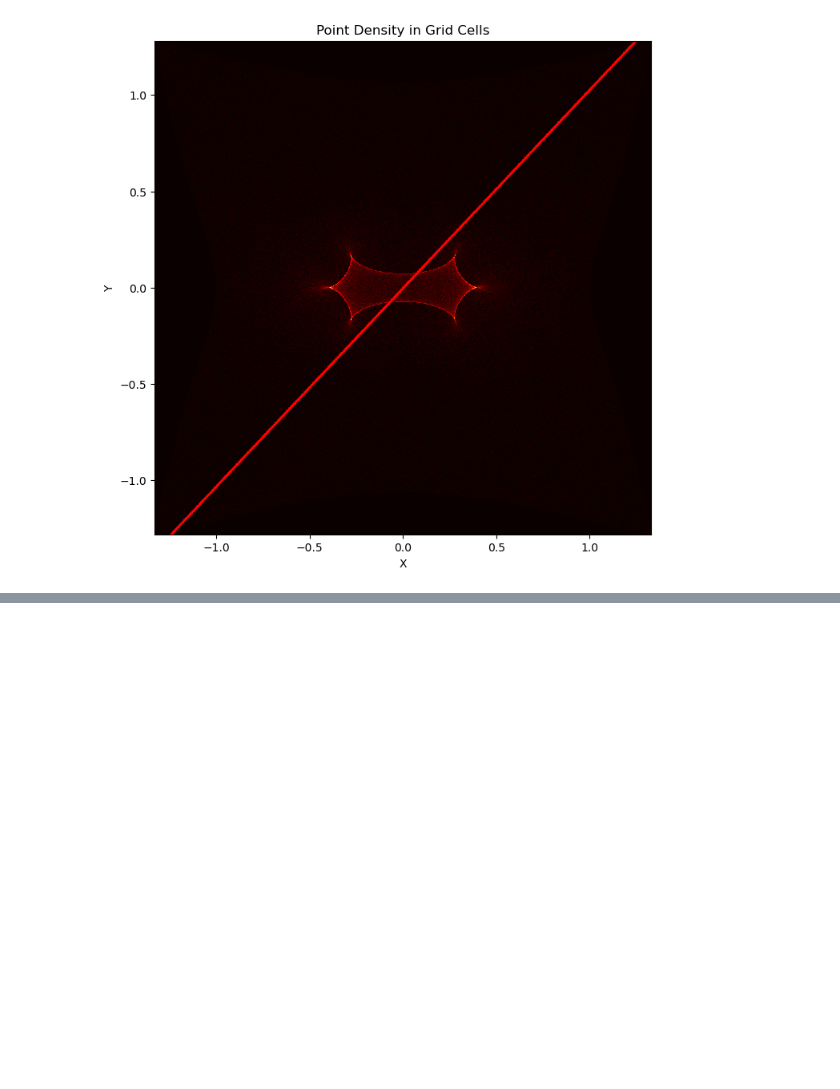
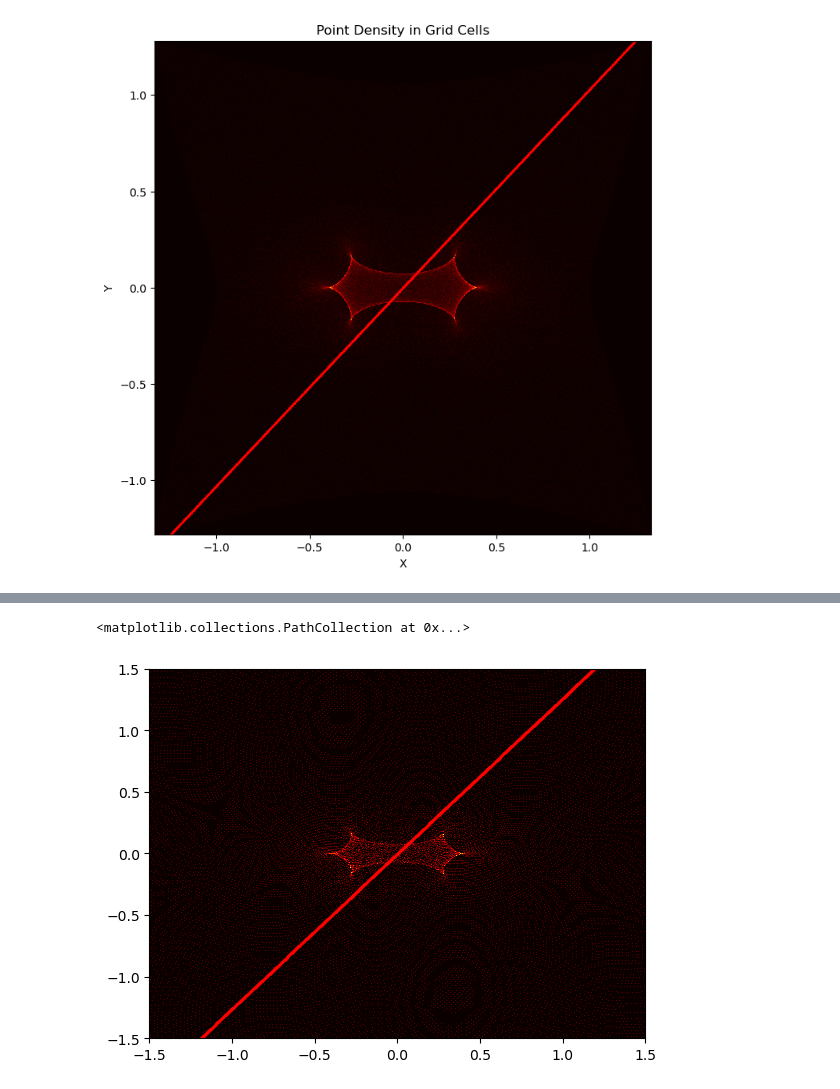
Before and after one commit to ylaksl/Microlensing, a Jupyter notebook: microlensing.ipynb, the cells around one changed output, grey strips where cells are left out. Saved outputs shown, nothing was run; the diff lists cells and outputs as text; code cells hidden in the pictures; blank space fills up the shorter version.

```diff
--- a/microlensing.ipynb
+++ b/microlensing.ipynb
@@ -183,0 +214,9 @@ plt.scatter(x,y, s = 1)
+# %%
+plt.hist2d(x1, y1, bins = 5000,  cmap ="hot")
+plt.xlim(-1.5, 1.5)
+plt.ylim(-1.5, 1.5)
+
+plt.scatter(xp, yp, s = 1, c = 'red')
+# %% [output]
+<matplotlib.collections.PathCollection at 0x...>
+[figure, added]
```
Also changed, not shown: parts of 12 cells of this notebook.
